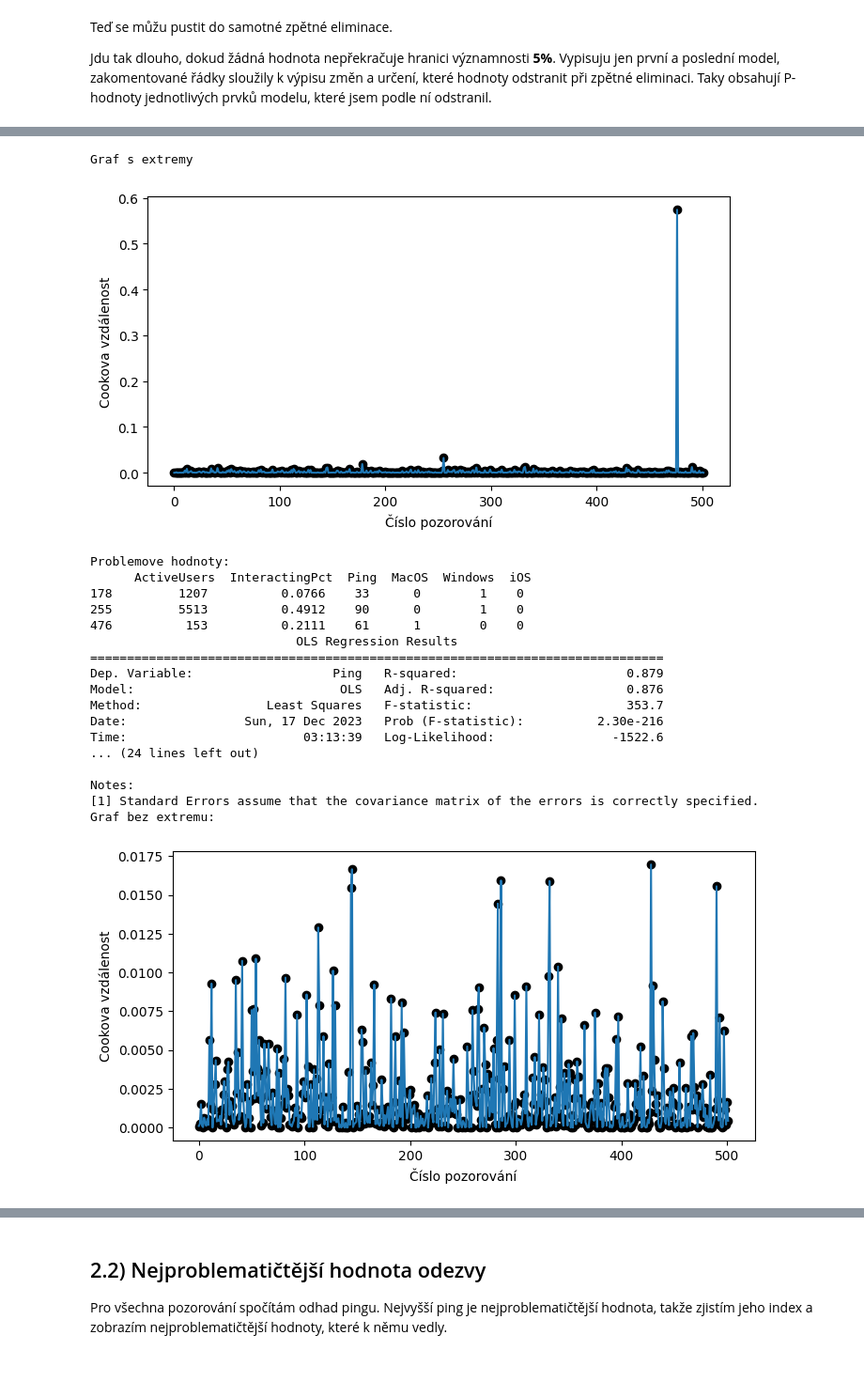
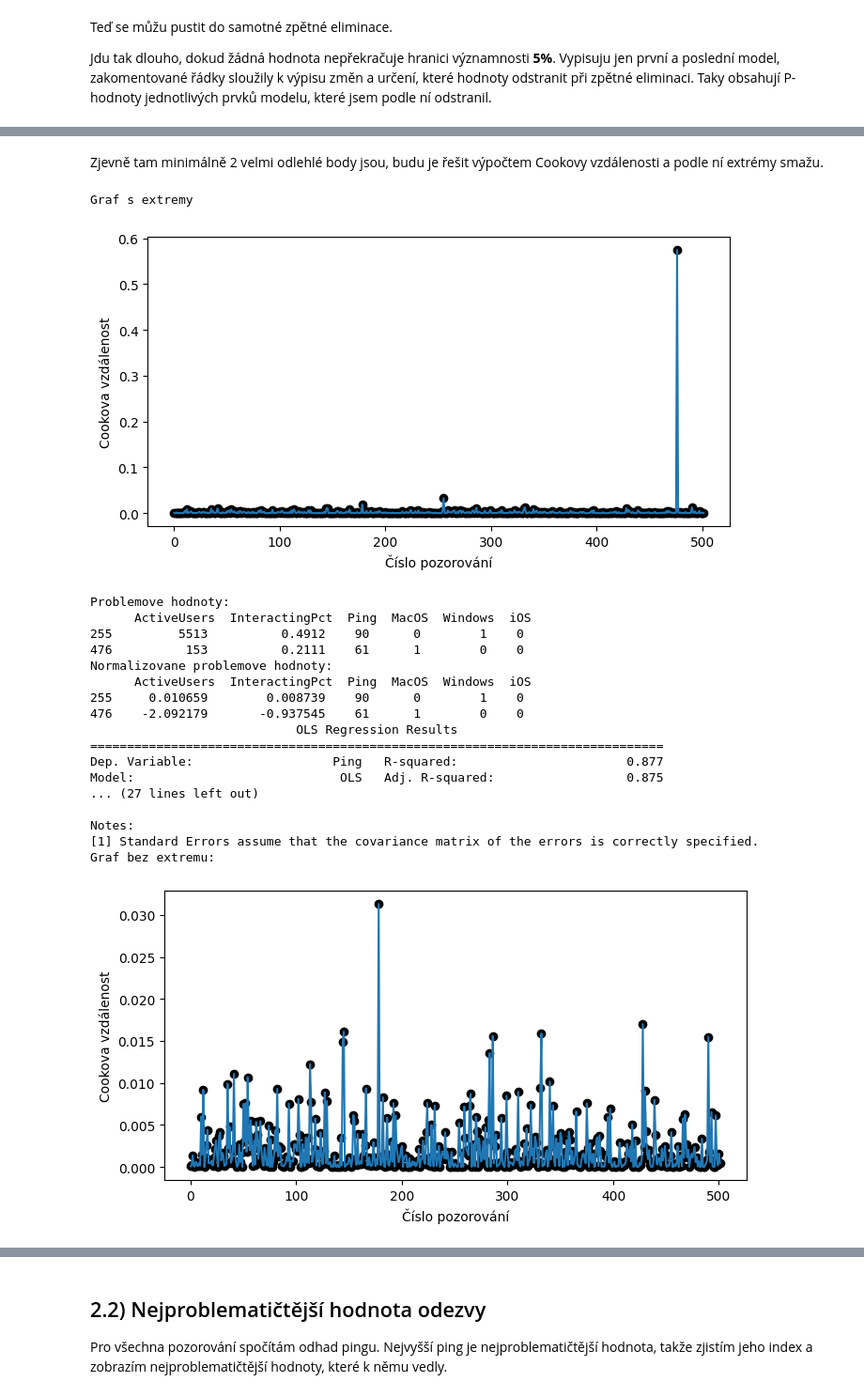
Before and after one commit to Aenariss/msp-proj2, a Jupyter notebook: msp-proj2.ipynb, the cells around one changed output, grey strips where cells are left out. Shown: that part at 94% size. Drawn from its saved outputs; the diff is of its cells as text; code cells hidden in the pictures; blank space fills up the shorter version.

```diff
--- a/msp-proj2.ipynb
+++ b/msp-proj2.ipynb
@@ -321,40 +323,45 @@ Vypisuju jen první a poslední model, zakomentované řádky sloužily k výpis
 results, model = getResults(df2, formula)
 
 
-"""#Zakomentovany kod obsahuje jednotlive kroky zpetne eliminace vcetne P-hodnot, podle kterych jsem odstranoval
+"""# Zakomentovany kod obsahuje jednotlive kroky zpetne eliminace vcetne P-hodnot,
+# podle kterych jsem odstranoval
 
-# P-hodnota InteractingPct:iOS je nejvyssi 0.921, smazu ho a jedu znovu dokud zadna P-hodnota neprekroci hranici vyznamnosti 0.05
+# P-hodnota InteractingPct:iOS je nejvyssi 0.921, smazu ho a jedu znovu dokud zadna
+# P-hodnota neprekroci hranici vyznamnosti 0.05
 # Musim ho smazat z formule
 
-formula = "Ping ~ ActiveUsers + InteractingPct + MacOS + Windows + iOS + I(ActiveUsers**2) + ActiveUsers:InteractingPct\
-+ ActiveUsers:MacOS + ActiveUsers:Windows + ActiveUsers:iOS + I(InteractingPct**2) + \
-InteractingPct:MacOS + InteractingPct:Windows"
+formula = "Ping ~ ActiveUsers + InteractingPct + MacOS + Windows + iOS + I(ActiveUsers**2)\
++ ActiveUsers:InteractingPct + ActiveUsers:MacOS + ActiveUsers:Windows + ActiveUsers:iOS\
++ I(InteractingPct**2) + InteractingPct:MacOS + InteractingPct:Windows"
 results, model = getResults(df2, formula)
 
 # Dalsi je InteractingPct:Windows s 0.902
 
-formula = "Ping ~ ActiveUsers + InteractingPct + MacOS + Windows + iOS + I(ActiveUsers**2) + ActiveUsers:InteractingPct\
-+ ActiveUsers:MacOS + ActiveUsers:Windows + ActiveUsers:iOS + I(InteractingPct**2) + \
-InteractingPct:MacOS"
+formula = "Ping ~ ActiveUsers + InteractingPct + MacOS + Windows + iOS + I(ActiveUsers**2)\
++ ActiveUsers:InteractingPct + ActiveUsers:MacOS + ActiveUsers:Windows + ActiveUsers:iOS\
++ I(InteractingPct**2) + InteractingPct:MacOS"
 
 results, model = getResults(df2, formula)
 
 # INteractingPct:MacOS 0.76
 
-formula = "Ping ~ ActiveUsers + InteractingPct + MacOS + Windows + iOS + I(ActiveUsers**2) + ActiveUsers:InteractingPct\
-+ ActiveUsers:MacOS + ActiveUsers:Windows + ActiveUsers:iOS + I(InteractingPct**2)"
+formula = "Ping ~ ActiveUsers + InteractingPct + MacOS + Windows + iOS + I(ActiveUsers**2)\
++ ActiveUsers:InteractingPct + ActiveUsers:MacOS + ActiveUsers:Windows + ActiveUsers:iOS\
++ I(InteractingPct**2)"
 
 results, model = getResults(df2, formula)
 """
 # InteractPct^2 0.278
 
-formula = "Ping ~ ActiveUsers + InteractingPct + MacOS + Windows + iOS + I(ActiveUsers**2) + ActiveUsers:InteractingPct\
-+ ActiveUsers:MacOS + ActiveUsers:Windows + ActiveUsers:iOS"
+formula = "Ping ~ ActiveUsers + InteractingPct + MacOS + Windows + iOS + I(ActiveUsers**2)\
++ ActiveUsers:InteractingPct + ActiveUsers:MacOS + ActiveUsers:Windows + ActiveUsers:iOS"
 
 results, model = getResults(df2, formula)
 
-# Hotovo, uz nic (krom konstanty) nema vic nez 0
-# Vysledny model je tedy Ping ~ ActiveUsers + InteractingPct + Windows + I(ActiveUsers**2) + ActiveUsers:InteractingPct
+# Hotovo, uz nic  nema vic nebo rovno 0.05
+# Mam model tedy Ping ~ ActiveUsers + InteractingPct + MacOS + Windows + iOS
+# + I(ActiveUsers**2) + ActiveUsers:InteractingPct + ActiveUsers:MacOS +
+# + ActiveUsers:Windows + ActiveUsers:iOS
 # %% [output]
                             OLS Regression Results
 ==============================================================================
@@ -379,5 +398,8 @@ Budu je řešit výpočtem Cookovy vzdálenosti a podle ní případné extrémy
+# %% [markdown]
+Zjevně tam minimálně 2 velmi odlehlé body jsou, budu je řešit výpočtem Cookovy vzdálenosti a podle ní extrémy smažu.
 # %%
-# Projdu pres Cook's distance hodnoty, ze nejsou extremni a pripadne je smazu a model spocitam znova
+# Projdu pres Cook's distance hodnoty, ze nejsou extremni a pripadne je smazu
+# a model spocitam znova
 influence = results.get_influence()
 
 # Cookovy vzdalenosti
@@ -392,54 +414,56 @@ plt.ylabel('Cookova vzdálenost')
 plt.show()
 
 # Jak vyplyva z grafu, par extremu je skutecne pritomno - pokud
-# Vypocitam prumernou cookovu vzdalenost a pokud jsou nektere hodnoty vic nez 5x odlisnejsi, zbavim se jich
+# Vypocitam prumernou cookovu vzdalenost a pokud jsou nektere hodnoty vic
+# nez 10x odlisnejsi, zbavim se jich
 
-cook_avg_multiplied = np.average(cooks[0]) * 5
+cook_avg_multiplied = np.average(cooks[0]) * 10
 
 indexes = df2.index[cooks[0] < cook_avg_multiplied] # Indexy ktere splnuji muj pozadavek
 problem_index = df2.index[cooks[0] > cook_avg_multiplied]
 
-# Problemove hodnoty se zdaji byt realne, ovsem jsou jen 3 a bez nich je model lepsi
+# Problemove hodnoty se zdaji byt realne, ovsem jsou jen 2 a bez nich je model lepsi
 print("Problemove hodnoty:\n", df.iloc[problem_index, :])
+print("Normalizovane problemove hodnoty:\n", df2.iloc[problem_index, :])
 
 df3 = df2.iloc[indexes, :]
 
 # Znovu spocitam model
 results_final, model_final = getResults(df3, formula)
 
 # Graf bez extremu
 influence = results_final.get_influence()
 cooks = influence.cooks_distance
 
 print("Graf bez extremu:")
 plt.figure(figsize = (8, 4))
 plt.scatter(df3.index, cooks[0], color='black')
 plt.plot(df3.index, cooks[0])
 plt.xlabel('Číslo pozorování')
 plt.ylabel('Cookova vzdálenost')
 plt.show()
 
 print("\nParametry modelu:")
 print(results_final.params)
 # %% [output]
 Graf s extremy
 [figure]
 Problemove hodnoty:
       ActiveUsers  InteractingPct  Ping  MacOS  Windows  iOS
-178         1207          0.0766    33      0        1    0
 255         5513          0.4912    90      0        1    0
 476          153          0.2111    61      1        0    0
+Normalizovane problemove hodnoty:
+      ActiveUsers  InteractingPct  Ping  MacOS  Windows  iOS
+255     0.010659        0.008739    90      0        1    0
+476    -2.092179       -0.937545    61      1        0    0
                             OLS Regression Results
 ==============================================================================
-Dep. Variable:                   Ping   R-squared:                       0.879
-Model:                            OLS   Adj. R-squared:                  0.876
-Method:                 Least Squares   F-statistic:                     353.7
-Date:                Sun, 17 Dec 2023   Prob (F-statistic):          2.30e-216
-Time:                        03:13:39   Log-Likelihood:                -1522.6
-... (24 lines left out)
+Dep. Variable:                   Ping   R-squared:                       0.877
+Model:                            OLS   Adj. R-squared:                  0.875
+... (27 lines left out)
 
 Notes:
 [1] Standard Errors assume that the covariance matrix of the errors is correctly specified.
 Graf bez extremu:
-[figure, old version]
+[figure, new version]
 Parametry modelu:
```
Also changed, not shown: parts of 19 cells of this notebook.
